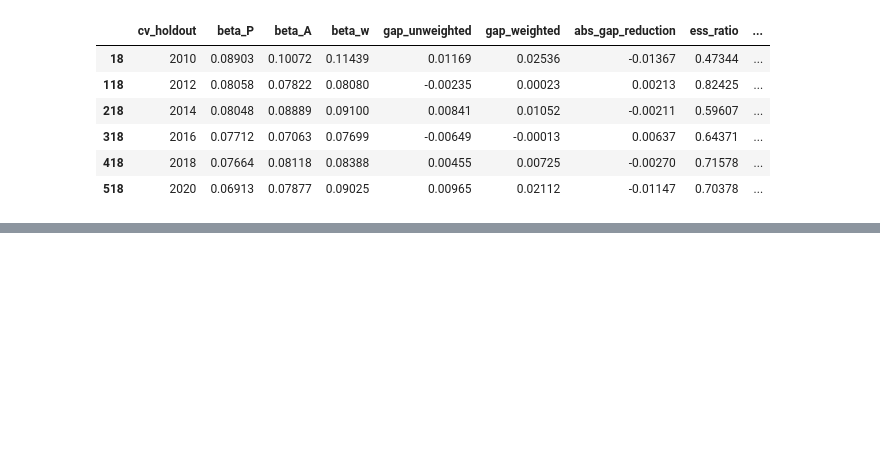
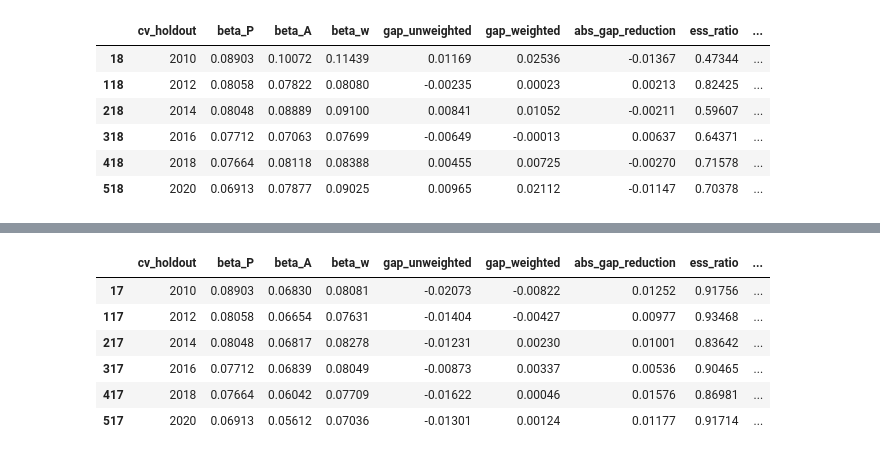
Before and after one commit to neophyte577/fec-electoral-etl-pipeline, a Jupyter notebook: house/analysis/ddc_audit.ipynb, the cells around one changed output, grey strips where cells are left out. Saved outputs shown, nothing was run; the diff lists cells and outputs as text; code cells hidden in the pictures; blank space fills up the shorter version.

```diff
--- a/house/analysis/ddc_audit.ipynb
+++ b/house/analysis/ddc_audit.ipynb
@@ -345,0 +346,11 @@ rounded(open_linear_cv.query('ridge == 1e-6 and clip_log_multiplier == 10')[['cv
+# %%
+rounded(ruling_linear_cv.query('ridge == 1e-6 and clip_log_multiplier == 10')[['cv_holdout', 'beta_P', 'beta_A', 'beta_w', 'gap_unweighted', 'gap_weighted', 'abs_gap_reduction',
+                                                                             'ess_ratio', 'max_relative_weight', ]], 5)
+# %% [output]
+|  | cv_holdout | beta_P | beta_A | beta_w | gap_unweighted | gap_weighted | abs_gap_reduction | ess_ratio | ... |
+| 17 | 2010 | 0.08903 | 0.06830 | 0.08081 | -0.02073 | -0.00822 | 0.01252 | 0.91756 | ... |
+| 117 | 2012 | 0.08058 | 0.06654 | 0.07631 | -0.01404 | -0.00427 | 0.00977 | 0.93468 | ... |
+| 217 | 2014 | 0.08048 | 0.06817 | 0.08278 | -0.01231 | 0.00230 | 0.01001 | 0.83642 | ... |
+| 317 | 2016 | 0.07712 | 0.06839 | 0.08049 | -0.00873 | 0.00337 | 0.00536 | 0.90465 | ... |
+| 417 | 2018 | 0.07664 | 0.06042 | 0.07709 | -0.01622 | 0.00046 | 0.01576 | 0.86981 | ... |
+| 517 | 2020 | 0.06913 | 0.05612 | 0.07036 | -0.01301 | 0.00124 | 0.01177 | 0.91714 | ... |
```
Also changed, not shown: parts of 4 cells of this notebook, 2 other files.
